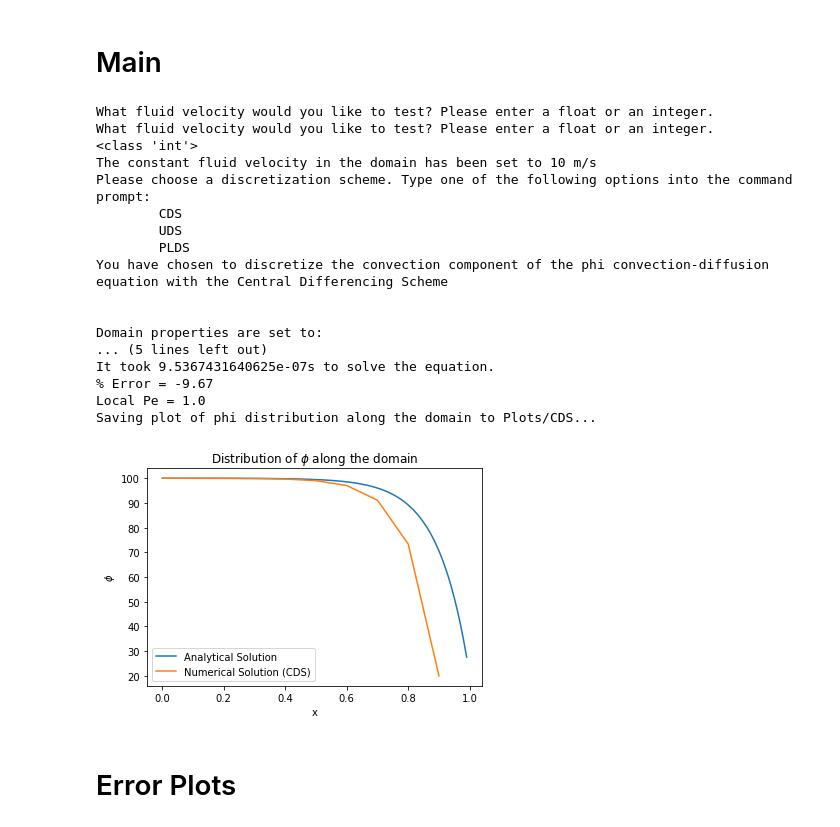
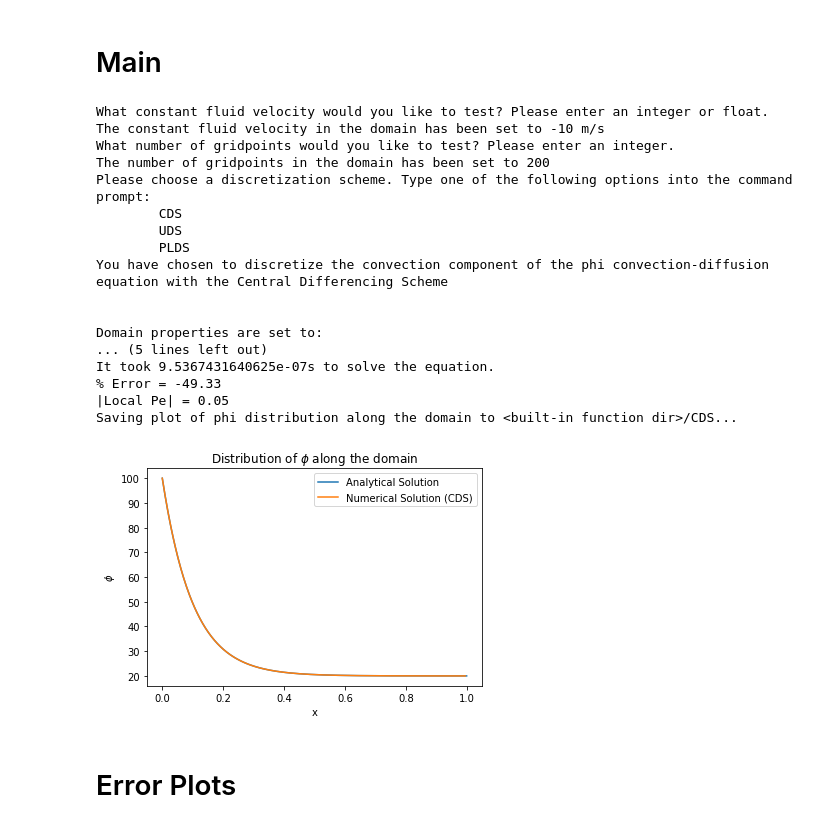
Before and after one commit to aesclamadoca/CFD_CWI, a Jupyter notebook: CWI.ipynb, the cells around one changed output. Drawn from its saved outputs; the diff is of its cells as text; code cells hidden in the pictures.

```diff
--- a/CWI.ipynb
+++ b/CWI.ipynb
@@ -129,13 +131,13 @@ class solver():
     for i in range(len(self.phi)):
       self.error += 100*self.dx/self.L * (self.phi[i]-self.analytical_phi[10*i])/self.analytical_phi[10*i]
 # %%
-def comp_phi_plot(scheme, velocity):
+def phi_distribution_plot(scheme, velocity, gripoints):
 
-  solve = solver(scheme, velocity)
+  solve = solver(scheme,fluid_velocity=velocity,gridpoints=gripoints)
   print(f"""Domain properties are set to:
         Gamma_phi = {solve.get_Gamma()}
+        Fluid Density = {solve.get_rho()} kg/m^3
         Fluid Velocity = {solve.get_u()} m/s
-        Fluid Density = {solve.get_rho()} kg/m^3
         Number of Gridpoints = {solve.get_gridpoint_n()}""")
   print('Solving equation in the Domain ...')
 
@@ -146,12 +148,12 @@ def comp_phi_plot(scheme, velocity):
   end_time = time.time()
   print(f"It took {end_time-start_time}s to solve the equation.")
   print(f'% Error = {round(solve.get_error(),2)}')
-  print(f'Local Pe = {solve.get_local_Pe()}')
-  print(f"Saving plot of phi distribution along the domain to {dir}/{scheme}...\n\n")
+  print(f'|Local Pe| = {abs(solve.get_local_Pe())}')
+  print(f"Saving plot of phi distribution along the domain to {phi_dir}/{scheme}...\n\n")
 
   # Plot phi
   fig = plt.figure()
-  plt.plot([x/10/len(solve.x) for x in range(10*len(solve.x))],analytical_phi,label='Analytical Solution')
+  plt.plot([x/50/len(solve.x) for x in range(50*len(solve.x))],analytical_phi,label='Analytical Solution')
   plt.plot(solve.get_x(),numerical_phi,label=f'Numerical Solution ({scheme})')
 
   plt.title(r'Distribution of $\phi$ along the domain')
@@ -159,55 +161,64 @@ def comp_phi_plot(scheme, velocity):
   plt.ylabel(r'$\phi$')
   plt.legend()
   # plt.show()
-  plt.savefig(f'{dir}/{scheme}',dpi=800)
+  plt.savefig(f'{phi_dir}/{scheme}',dpi=800)
 # %% [markdown]
 # Main
 # %%
 scheme_dict = {'CDS':'Central Differencing Scheme',
                'UDS':'Upwind Differencing Scheme',
                'PLDS':'Power Law Differencing Scheme'}
 
-#Ask user what fluid velocity they would like to try
-while True:
-  print("What fluid velocity would you like to test? Please enter a float or an integer.")
-  velocity = input()
-  try: velocity = int(velocity)
-  except ValueError:
-    try: velocity = float(velocity)
-    except ValueError: continue
-  break
-print(type(velocity))
-print(f'The constant fluid velocity in the domain has been set to {velocity} m/s')
+#Ask user what fluid velocity and number of gripoints they would like to try
+attribute_prompt = {'constant fluid velocity':('m/s',' or float'),
+                    'number of gridpoints':('','')}
+for attribute, dec in attribute_prompt.items():
+  while True:
+    print(f"What {attribute} would you like to test? Please enter an integer{dec[1]}.")
+    num_attribute = input()
+    try: num_attribute = int(num_attribute)
+    except ValueError:
+      try: num_attribute = float(num_attribute)
+      except ValueError: continue
+    if attribute == 'constant fluid velocity':
+      velocity = num_attribute
+      print(f'The {attribute} in the domain has been set to {velocity} {dec[0]}')
+    if attribute == 'number of gridpoints':
+      gridpoints = int(num_attribute)
+      print(f'The {attribute} in the domain has been set to {gridpoints} {dec[0]}')
+    break
+
+
 
 #Ask user what type of differencing scheme they would like to try
 while True:
   print("Please choose a discretization scheme. Type one of the following options into the command prompt: \n\tCDS \n\tUDS \n\tPLDS")
   scheme_text = input()
   if scheme_text in ['CDS','UDS','PLDS']: break
   print("Please ensure you have entered the acronym in all caps with no spaces!")
 print(f"You have chosen to discretize the convection component of the phi convection-diffusion equation with the {scheme_dict[scheme_text]}\n\n")
 
 #Plot the numerical solution against the analytical solution
-comp_phi_plot(scheme_text,velocity)
+phi_distribution_plot(scheme_text,velocity,gridpoints)
 # %% [output]
-What fluid velocity would you like to test? Please enter a float or an integer.
-What fluid velocity would you like to test? Please enter a float or an integer.
-<class 'int'>
-The constant fluid velocity in the domain has been set to 10 m/s
+What constant fluid velocity would you like to test? Please enter an integer or float.
+The constant fluid velocity in the domain has been set to -10 m/s
+What number of gridpoints would you like to test? Please enter an integer.
+The number of gridpoints in the domain has been set to 200
 Please choose a discretization scheme. Type one of the following options into the command prompt:
         CDS
         UDS
         PLDS
 You have chosen to discretize the convection component of the phi convection-diffusion equation with the Central Differencing Scheme
 
 
 Domain properties are set to:
 ... (5 lines left out)
 It took 9.5367431640625e-07s to solve the equation.
-% Error = -9.67
-Local Pe = 1.0
-Saving plot of phi distribution along the domain to Plots/CDS...
+% Error = -49.33
+|Local Pe| = 0.05
+Saving plot of phi distribution along the domain to <built-in function dir>/CDS...
-[figure, old version]
+[figure, new version]
 # %% [markdown]
 # Error Plots
 # %%
```
Also changed, not shown: parts of 4 cells of this notebook, 16 other files.
